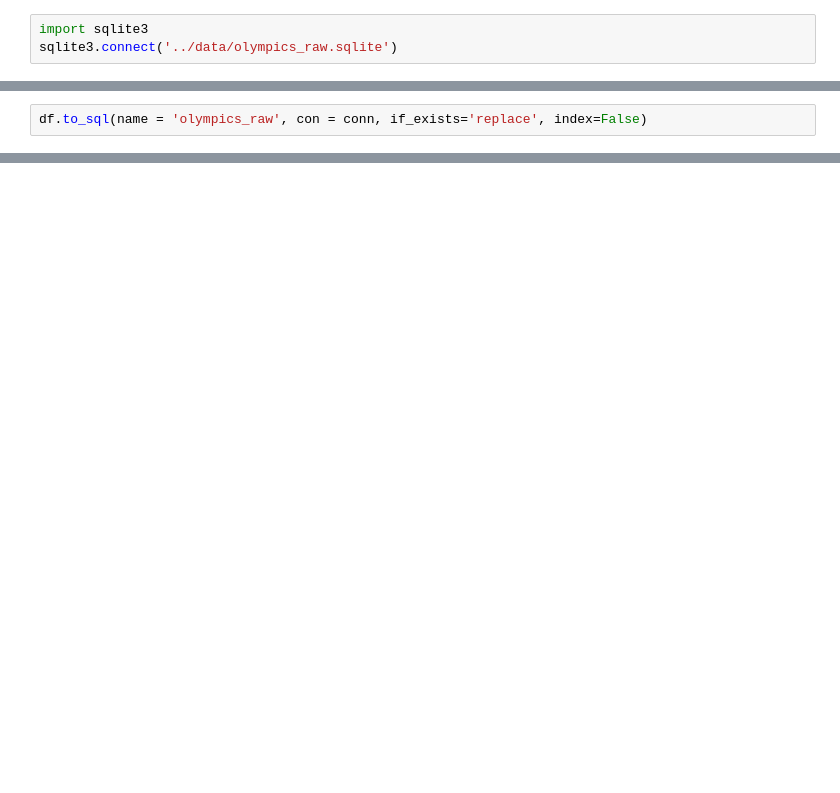
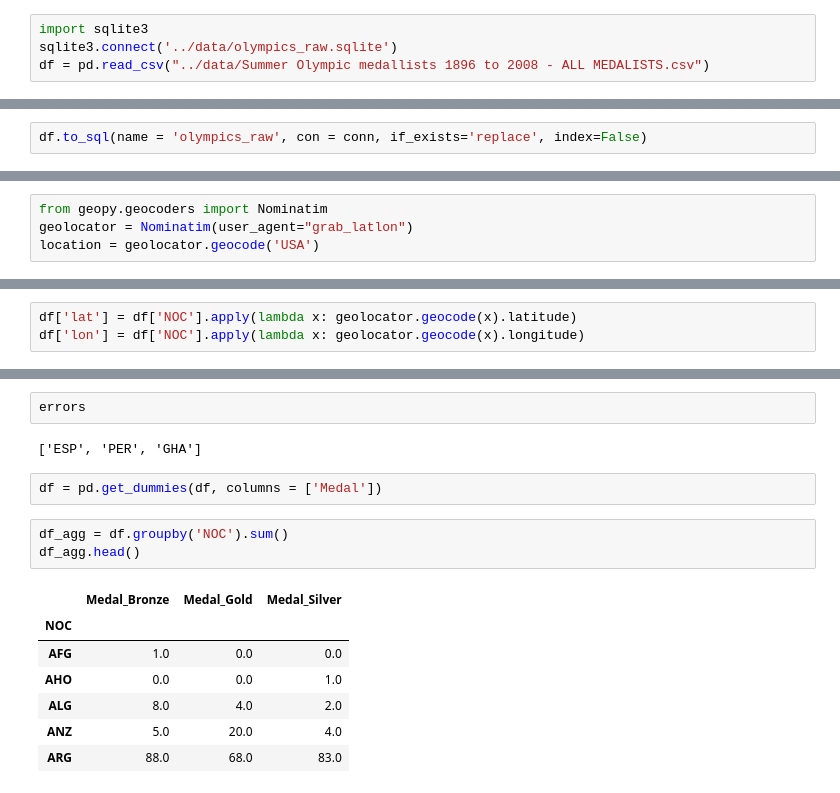
Before and after one commit to sponre01/Project_2, a Jupyter notebook: data_preprocessing/preprocessing.ipynb, the cells around one changed output, grey strips where cells are left out. Drawn from its saved outputs; the diff is of its cells as text; blank space fills up the shorter version.

```diff
--- a/data_preprocessing/preprocessing.ipynb
+++ b/data_preprocessing/preprocessing.ipynb
@@ -51,3 +51,4 @@ for i in db.Divvy_Stations.find({'from_station_id':6}):
 # %%
 import sqlite3
 sqlite3.connect('../data/olympics_raw.sqlite')
+df = pd.read_csv("../data/Summer Olympic medallists 1896 to 2008 - ALL MEDALISTS.csv")
@@ -92,0 +135,4 @@ pd.read_sql('SELECT * FROM olympics_raw LIMIT 5', conn)
+# %%
+from geopy.geocoders import Nominatim
+geolocator = Nominatim(user_agent="grab_latlon")
+location = geolocator.geocode('USA')
@@ -92,0 +156,3 @@ pd.read_sql('SELECT * FROM olympics_raw LIMIT 5', conn)
+# %%
+df['lat'] = df['NOC'].apply(lambda x: geolocator.geocode(x).latitude)
+df['lon'] = df['NOC'].apply(lambda x: geolocator.geocode(x).longitude)
@@ -92,0 +266,17 @@ pd.read_sql('SELECT * FROM olympics_raw LIMIT 5', conn)
+# %%
+errors
+# %% [output]
+['ESP', 'PER', 'GHA']
+# %%
+df = pd.get_dummies(df, columns = ['Medal'])
+# %%
+df_agg = df.groupby('NOC').sum()
+df_agg.head()
+# %% [output]
+|  | Medal_Bronze | Medal_Gold | Medal_Silver |
+| NOC |  |  |  |
+| AFG | 1.0 | 0.0 | 0.0 |
+| AHO | 0.0 | 0.0 | 1.0 |
+| ALG | 8.0 | 4.0 | 2.0 |
+| ANZ | 5.0 | 20.0 | 4.0 |
+| ARG | 88.0 | 68.0 | 83.0 |
```
Also changed, not shown: parts of 27 cells of this notebook, 1 other file.
